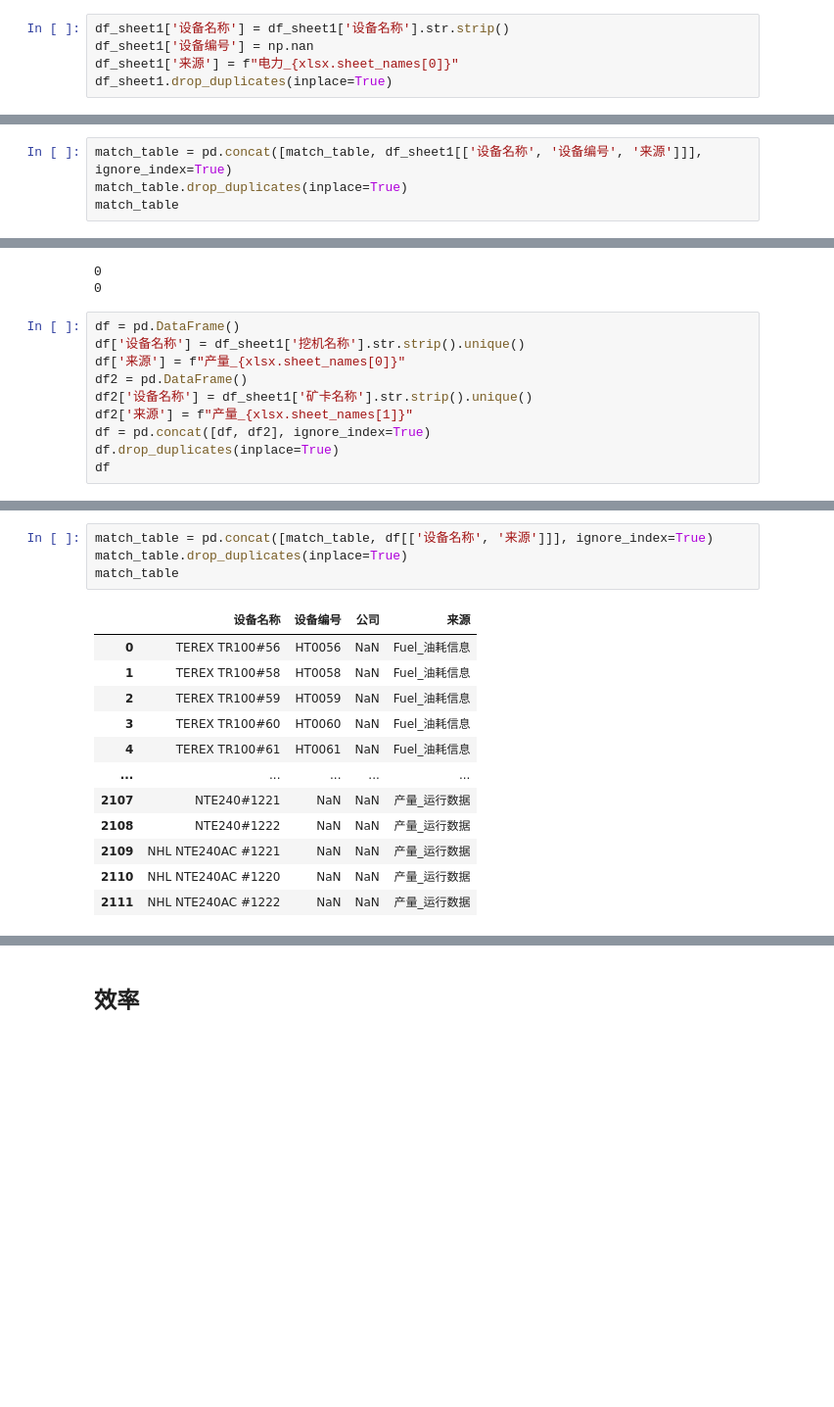
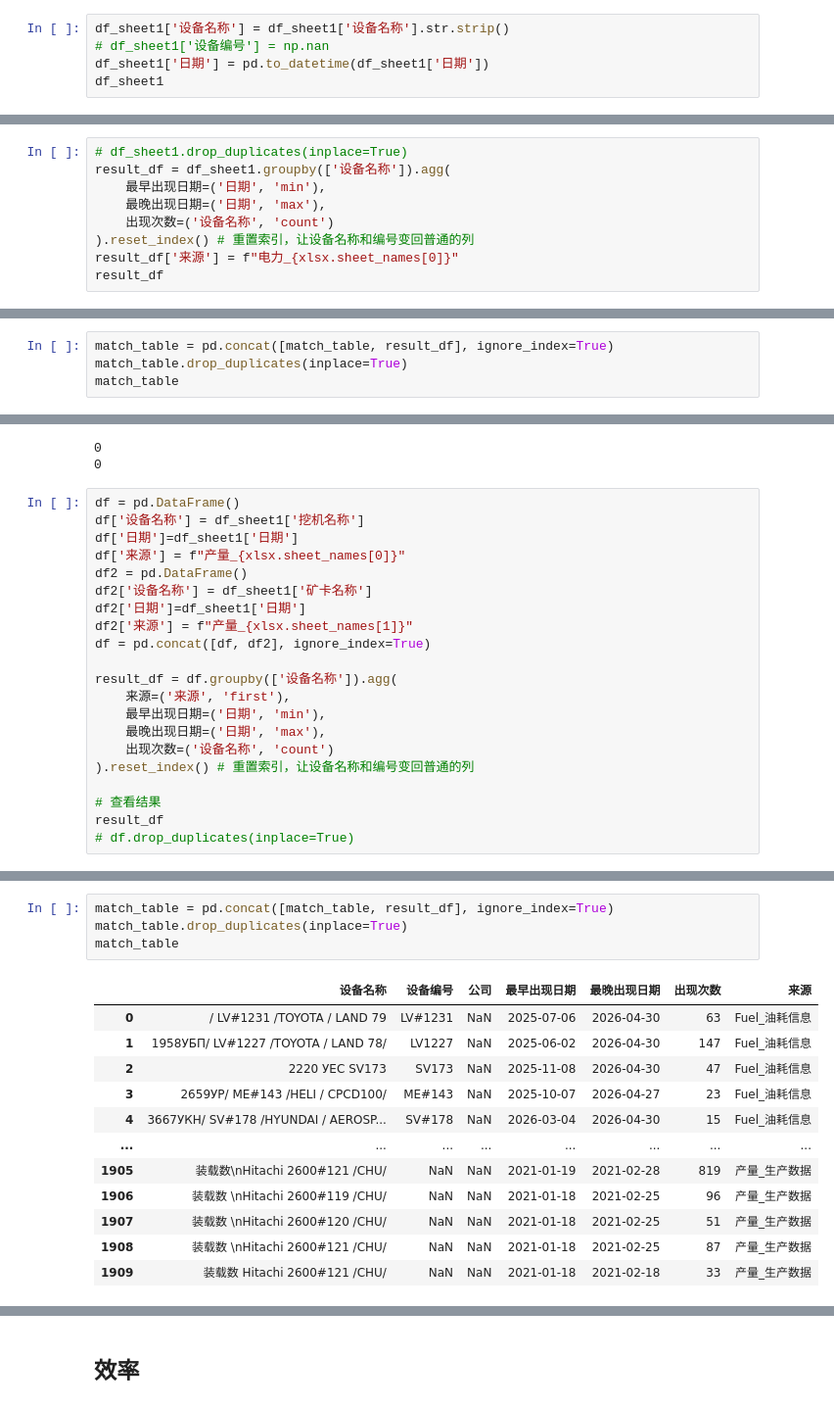
Before and after one commit to Kearney3/MiningProcessor, a Jupyter notebook: Notebook/Matching.ipynb, the cells around one changed output, grey strips where cells are left out. Shown at 98% size. Saved outputs shown, nothing was run; the diff lists cells and outputs as text; blank space fills up the shorter version.

```diff
--- a/Notebook/Matching.ipynb
+++ b/Notebook/Matching.ipynb
@@ -159,6 +216,6 @@ print(df_sheet1["电力消耗"].isnull().sum())
 0
 # %%
 df_sheet1['设备名称'] = df_sheet1['设备名称'].str.strip()
-df_sheet1['设备编号'] = np.nan
-df_sheet1['来源'] = f"电力_{xlsx.sheet_names[0]}"
-df_sheet1.drop_duplicates(inplace=True)
+# df_sheet1['设备编号'] = np.nan
+df_sheet1['日期'] = pd.to_datetime(df_sheet1['日期'])
+df_sheet1
@@ -164,0 +236,9 @@ df_sheet1.drop_duplicates(inplace=True)
+# %%
+# df_sheet1.drop_duplicates(inplace=True)
+result_df = df_sheet1.groupby(['设备名称']).agg(
+    最早出现日期=('日期', 'min'),
+    最晚出现日期=('日期', 'max'),
+    出现次数=('设备名称', 'count')
+).reset_index() # 重置索引，让设备名称和编号变回普通的列
+result_df['来源'] = f"电力_{xlsx.sheet_names[0]}"
+result_df
@@ -165,5 +252,5 @@ df_sheet1.drop_duplicates(inplace=True)
 # %%
-match_table = pd.concat([match_table, df_sheet1[['设备名称', '设备编号', '来源']]], ignore_index=True)
+match_table = pd.concat([match_table, result_df], ignore_index=True)
 match_table.drop_duplicates(inplace=True)
 match_table
 # %% [output]
@@ -235,12 +326,23 @@ print(df_sheet1["数量"].isnull().sum())
 0
 # %%
 df = pd.DataFrame()
-df['设备名称'] = df_sheet1['挖机名称'].str.strip().unique()
+df['设备名称'] = df_sheet1['挖机名称']
+df['日期']=df_sheet1['日期']
 df['来源'] = f"产量_{xlsx.sheet_names[0]}"
 df2 = pd.DataFrame()
-df2['设备名称'] = df_sheet1['矿卡名称'].str.strip().unique()
+df2['设备名称'] = df_sheet1['矿卡名称']
+df2['日期']=df_sheet1['日期']
 df2['来源'] = f"产量_{xlsx.sheet_names[1]}"
 df = pd.concat([df, df2], ignore_index=True)
-df.drop_duplicates(inplace=True)
-df
+
+result_df = df.groupby(['设备名称']).agg(
+    来源=('来源', 'first'),
+    最早出现日期=('日期', 'min'),
+    最晚出现日期=('日期', 'max'),
+    出现次数=('设备名称', 'count')
+).reset_index() # 重置索引，让设备名称和编号变回普通的列
+
+# 查看结果
+result_df
+# df.drop_duplicates(inplace=True)
 # %% [output]
@@ -260,17 +362,17 @@ df
 # %%
-match_table = pd.concat([match_table, df[['设备名称', '来源']]], ignore_index=True)
+match_table = pd.concat([match_table, result_df], ignore_index=True)
 match_table.drop_duplicates(inplace=True)
 match_table
 # %% [output]
-|  | 设备名称 | 设备编号 | 公司 | 来源 |
-| 0 | TEREX TR100#56 | HT0056 | NaN | Fuel_油耗信息 |
-| 1 | TEREX TR100#58 | HT0058 | NaN | Fuel_油耗信息 |
-| 2 | TEREX TR100#59 | HT0059 | NaN | Fuel_油耗信息 |
-| 3 | TEREX TR100#60 | HT0060 | NaN | Fuel_油耗信息 |
-| 4 | TEREX TR100#61 | HT0061 | NaN | Fuel_油耗信息 |
-| ... | ... | ... | ... | ... |
-| 2107 | NTE240#1221 | NaN | NaN | 产量_运行数据 |
-| 2108 | NTE240#1222 | NaN | NaN | 产量_运行数据 |
-| 2109 | NHL NTE240AC #1221 | NaN | NaN | 产量_运行数据 |
-| 2110 | NHL NTE240AC #1220 | NaN | NaN | 产量_运行数据 |
-| 2111 | NHL NTE240AC #1222 | NaN | NaN | 产量_运行数据 |
+|  | 设备名称 | 设备编号 | 公司 | 最早出现日期 | 最晚出现日期 | 出现次数 | 来源 |
+| 0 | / LV#1231 /TOYOTA / LAND 79 | LV#1231 | NaN | 2025-07-06 | 2026-04-30 | 63 | Fuel_油耗信息 |
+| 1 | 1958УБП/ LV#1227 /TOYOTA / LAND 78/ | LV1227 | NaN | 2025-06-02 | 2026-04-30 | 147 | Fuel_油耗信息 |
+| 2 | 2220 УЕС SV173 | SV173 | NaN | 2025-11-08 | 2026-04-30 | 47 | Fuel_油耗信息 |
+| 3 | 2659УР/ ME#143 /HELI / CPCD100/ | ME#143 | NaN | 2025-10-07 | 2026-04-27 | 23 | Fuel_油耗信息 |
+| 4 | 3667УКН/ SV#178 /HYUNDAI / AEROSP... | SV#178 | NaN | 2026-03-04 | 2026-04-30 | 15 | Fuel_油耗信息 |
+| ... | ... | ... | ... | ... | ... | ... | ... |
+| 1905 | 装载数\nHitachi 2600#121 /CHU/ | NaN | NaN | 2021-01-19 | 2021-02-28 | 819 | 产量_生产数据 |
+| 1906 | 装载数 \nHitachi 2600#119 /CHU/ | NaN | NaN | 2021-01-18 | 2021-02-25 | 96 | 产量_生产数据 |
+| 1907 | 装载数 \nHitachi 2600#120 /CHU/ | NaN | NaN | 2021-01-18 | 2021-02-25 | 51 | 产量_生产数据 |
+| 1908 | 装载数 \nHitachi 2600#121 /CHU/ | NaN | NaN | 2021-01-18 | 2021-02-25 | 87 | 产量_生产数据 |
+| 1909 | 装载数 Hitachi 2600#121 /CHU/ | NaN | NaN | 2021-01-18 | 2021-02-18 | 33 | 产量_生产数据 |
```
Also changed, not shown: parts of 50 cells of this notebook.
